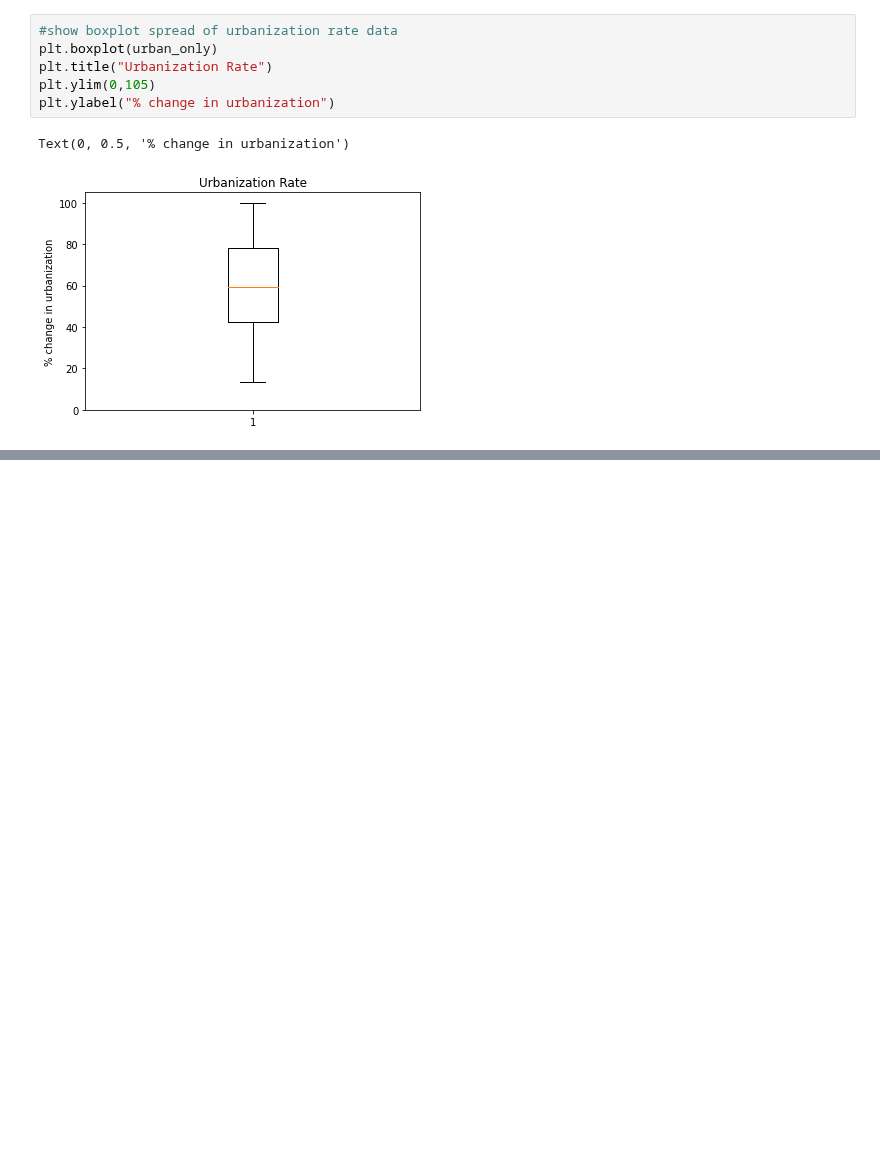
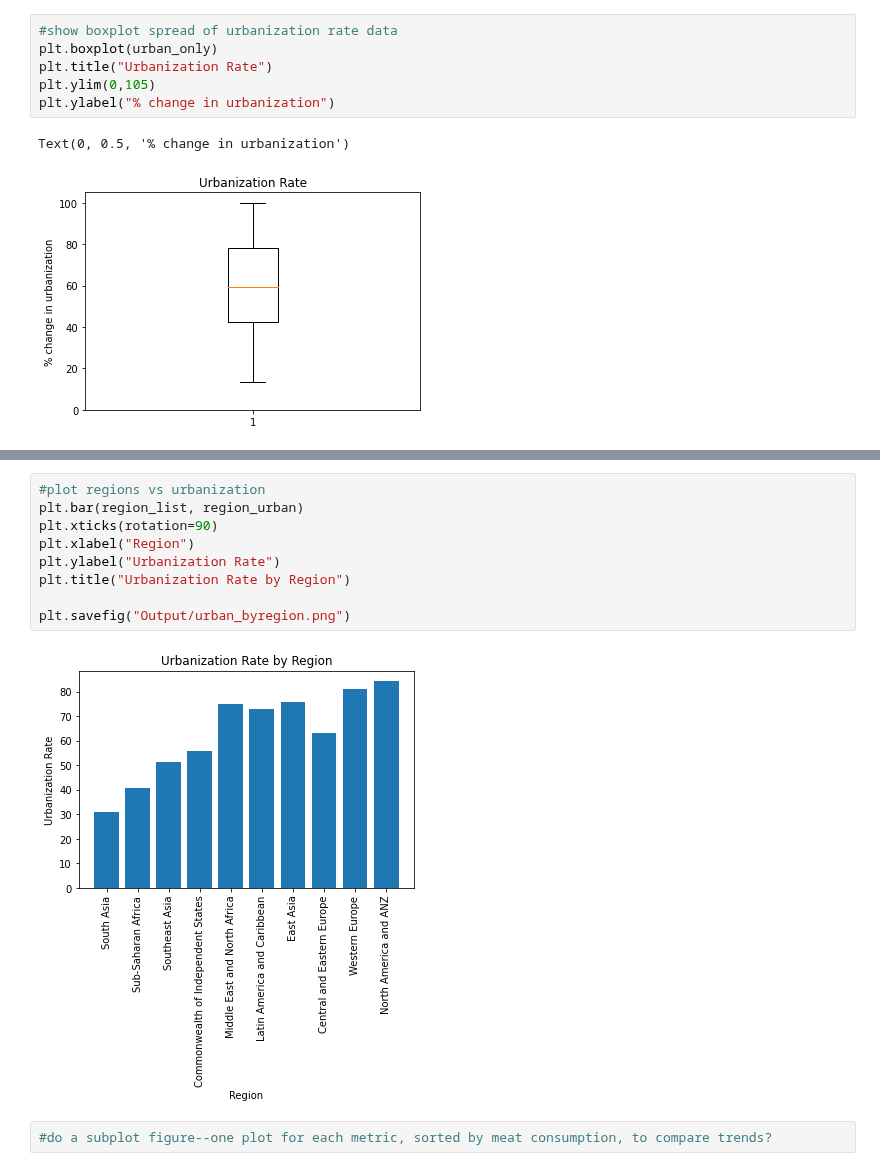
Before and after one commit to ermcgrew/bootcamp_project_one, a Jupyter notebook: data_analysis.ipynb, the cells around one changed output, grey strips where cells are left out. Drawn from its saved outputs; the diff is of its cells as text; blank space fills up the shorter version.

```diff
--- a/data_analysis.ipynb
+++ b/data_analysis.ipynb
@@ -331,0 +341,13 @@ regions_group.mean()
+# %%
+#plot regions vs urbanization
+plt.bar(region_list, region_urban)
+plt.xticks(rotation=90)
+plt.xlabel("Region")
+plt.ylabel("Urbanization Rate")
+plt.title("Urbanization Rate by Region")
+
+plt.savefig("Output/urban_byregion.png")
+# %% [output]
+[figure, added]
+# %%
+#do a subplot figure--one plot for each metric, sorted by meat consumption, to compare trends?
```
Also changed, not shown: parts of 6 cells of this notebook, 2 other files.
